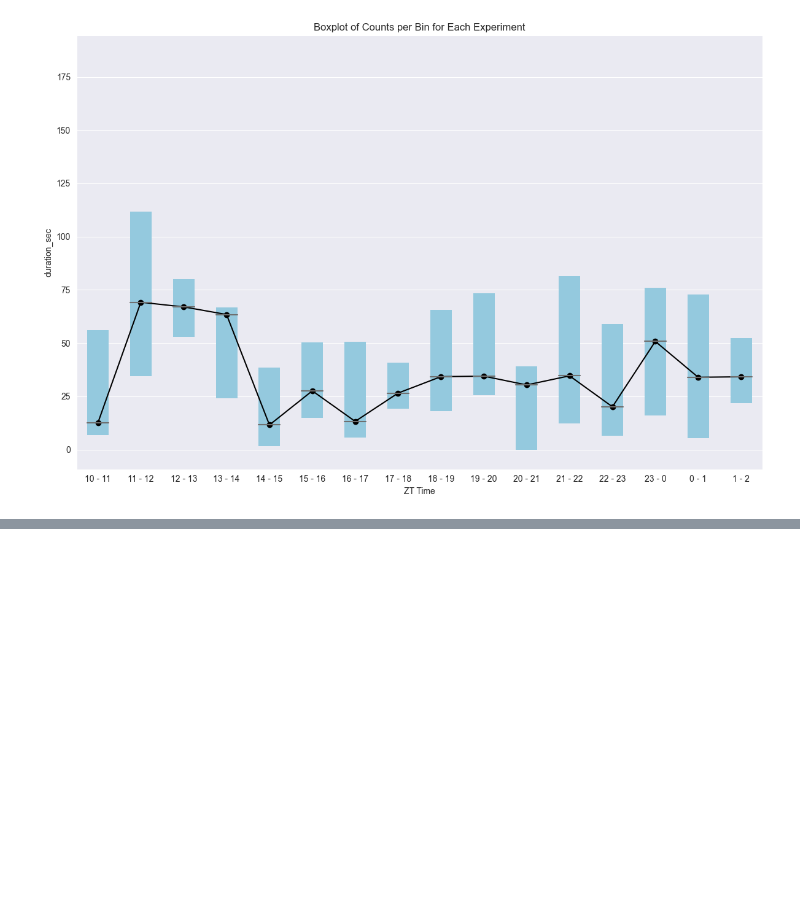
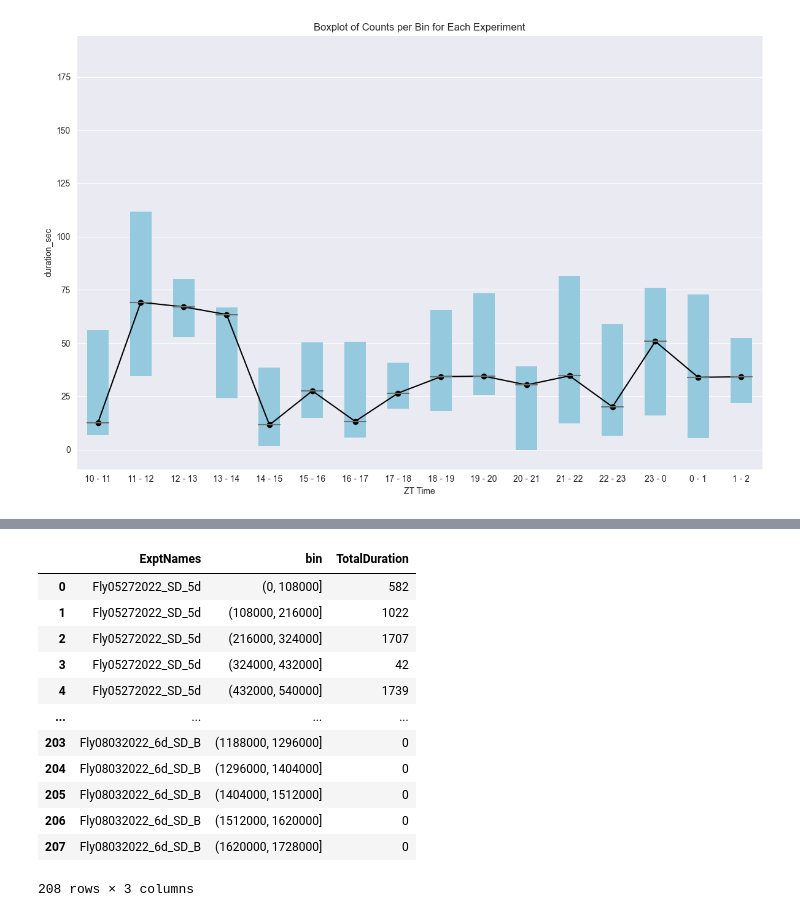
Before and after one commit to bo1929/basty, a Jupyter notebook: scripts/paper_figures/process_grooming.ipynb, the cells around one changed output, grey strips where cells are left out. Saved outputs shown, nothing was run; the diff lists cells and outputs as text; code cells hidden in the pictures; blank space fills up the shorter version.

```diff
--- a/scripts/paper_figures/process_grooming.ipynb
+++ b/scripts/paper_figures/process_grooming.ipynb
@@ -383,0 +401,21 @@ with open(os.path.join(folder_path, 'grouped_binned_duration.pkl'), 'wb') as f:
+# %%
+sd_true_sex_f = grouped_binned['SD_True_Sex_F']
+count_per_bin_per_experiment = sd_true_sex_f.groupby(['ExptNames', 'bin']).size().reset_index(name='Count')
+# %%
+summed_duration_per_bin = sd_true_sex_f.groupby(['ExptNames', 'bin'])['duration'].sum().reset_index(name='TotalDuration')
+# %%
+summed_duration_per_bin
+# %% [output]
+|  | ExptNames | bin | TotalDuration |
+| 0 | Fly05272022_SD_5d | (0, 108000] | 582 |
+| 1 | Fly05272022_SD_5d | (108000, 216000] | 1022 |
+| 2 | Fly05272022_SD_5d | (216000, 324000] | 1707 |
+| 3 | Fly05272022_SD_5d | (324000, 432000] | 42 |
+| 4 | Fly05272022_SD_5d | (432000, 540000] | 1739 |
+| ... | ... | ... | ... |
+| 203 | Fly08032022_6d_SD_B | (1188000, 1296000] | 0 |
+| 204 | Fly08032022_6d_SD_B | (1296000, 1404000] | 0 |
+| 205 | Fly08032022_6d_SD_B | (1404000, 1512000] | 0 |
+| 206 | Fly08032022_6d_SD_B | (1512000, 1620000] | 0 |
+| 207 | Fly08032022_6d_SD_B | (1620000, 1728000] | 0 |
+208 rows × 3 columns
```
Also changed, not shown: parts of 17 cells of this notebook, 3 other files.
